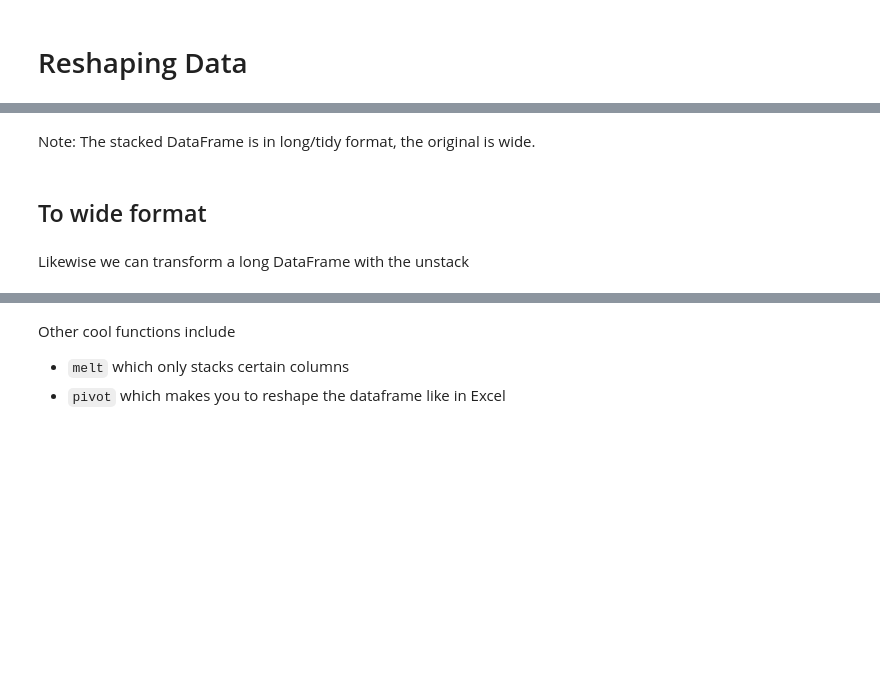
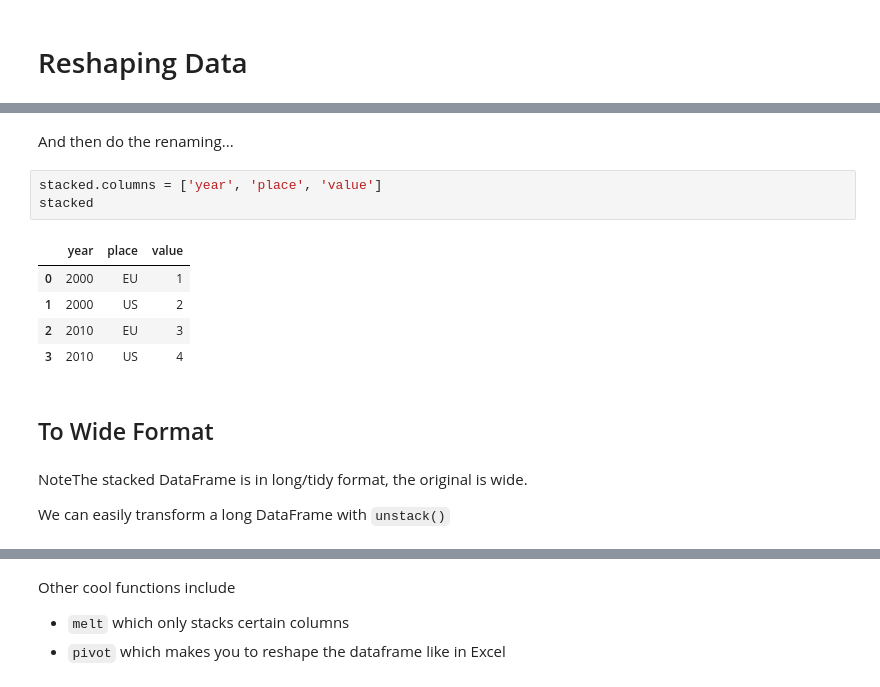
Before and after one commit to joachimkrasmussen/ISDS, a Jupyter notebook: session_5/module_5_slides.ipynb, the cells around one changed output, grey strips where cells are left out. Saved outputs shown, nothing was run; the diff lists cells and outputs as text; blank space fills up the shorter version.

```diff
--- a/session_5/module_5_slides.ipynb
+++ b/session_5/module_5_slides.ipynb
@@ -467,7 +495,18 @@ print(stacked)
+# %% [markdown]
+And then do the renaming...
+# %%
+stacked.columns = ['year', 'place', 'value']
+stacked
+# %% [output]
+|  | year | place | value |
+| 0 | 2000 | EU | 1 |
+| 1 | 2000 | US | 2 |
+| 2 | 2010 | EU | 3 |
+| 3 | 2010 | US | 4 |
+# %% [markdown]
+## To Wide Format
 # %% [markdown]
-Note: The stacked DataFrame is in long/tidy format, the original is wide.
+NoteThe stacked DataFrame is in long/tidy format, the original is wide.
+
+We can easily transform a long DataFrame with `unstack()`
-# %% [markdown]
-## To wide format
-# %% [markdown]
-Likewise we can transform a long DataFrame with the unstack
 # %%
```
Also changed, not shown: parts of 11 cells of this notebook.
